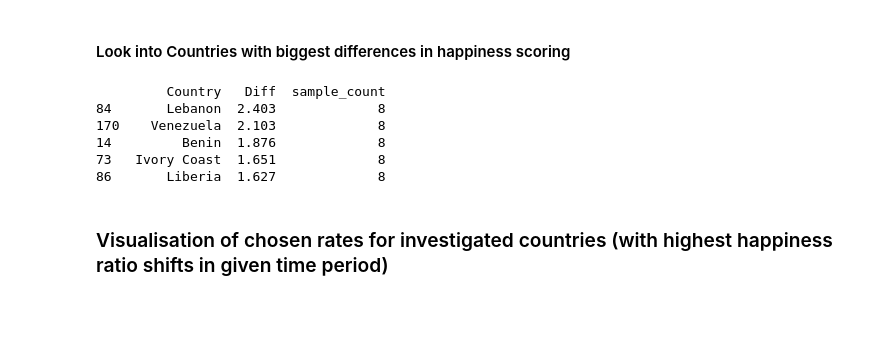
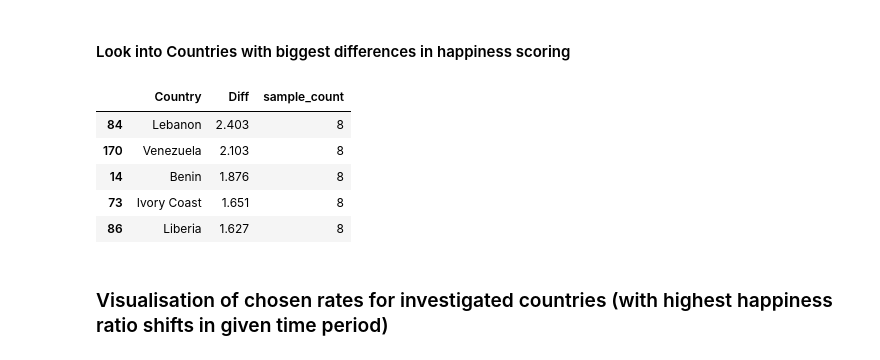
Before and after one commit to mkinga930/data_preliminary_adventure, a Jupyter notebook: Happiness_report_analysis.ipynb, the cells around one changed output. Saved outputs shown, nothing was run; the diff lists cells and outputs as text; code cells hidden in the pictures; blank space fills up the shorter version.

```diff
--- a/Happiness_report_analysis.ipynb
+++ b/Happiness_report_analysis.ipynb
@@ -11,7 +20,7 @@ from lib.country_lib1 import CoutriesDataValidator
 # %% [markdown]
 ### Use of combine_df method to prepare initial data frame
 # %%
-happiness_df = CoutriesDataValidator.combine_df('./data/happiness_report_2015_2022/*.csv')
+happiness_df = CoutriesDataValidator.combine_dfs_from_selected_dir('./data/happiness_report_2015_2022/*.csv')
 # %% [markdown]
 ### Preliminary data verification
 # %%
@@ -165,14 +172,14 @@ group_diff
 #### Look into Countries with biggest differences in happiness scoring
 # %%
 biggest_diff = group_diff.sort_values(by='Diff', ascending=False).head(5)
-print(biggest_diff)
+biggest_diff
 # %% [output]
-         Country   Diff  sample_count
-84       Lebanon  2.403             8
-170    Venezuela  2.103             8
-14         Benin  1.876             8
-73   Ivory Coast  1.651             8
-86       Liberia  1.627             8
+|  | Country | Diff | sample_count |
+| 84 | Lebanon | 2.403 | 8 |
+| 170 | Venezuela | 2.103 | 8 |
+| 14 | Benin | 1.876 | 8 |
+| 73 | Ivory Coast | 1.651 | 8 |
+| 86 | Liberia | 1.627 | 8 |
 # %%
 list_of_columns = ['Happiness Rank', 'Happiness Score', 'Economy (GDP per Capita)', 'Family (Social Support)',
        'Health (Life Expectancy)', 'Freedom', 'Trust (Government Corruption)', 'Generosity', 'Year']
```
Also changed, not shown: parts of 7 cells of this notebook.
